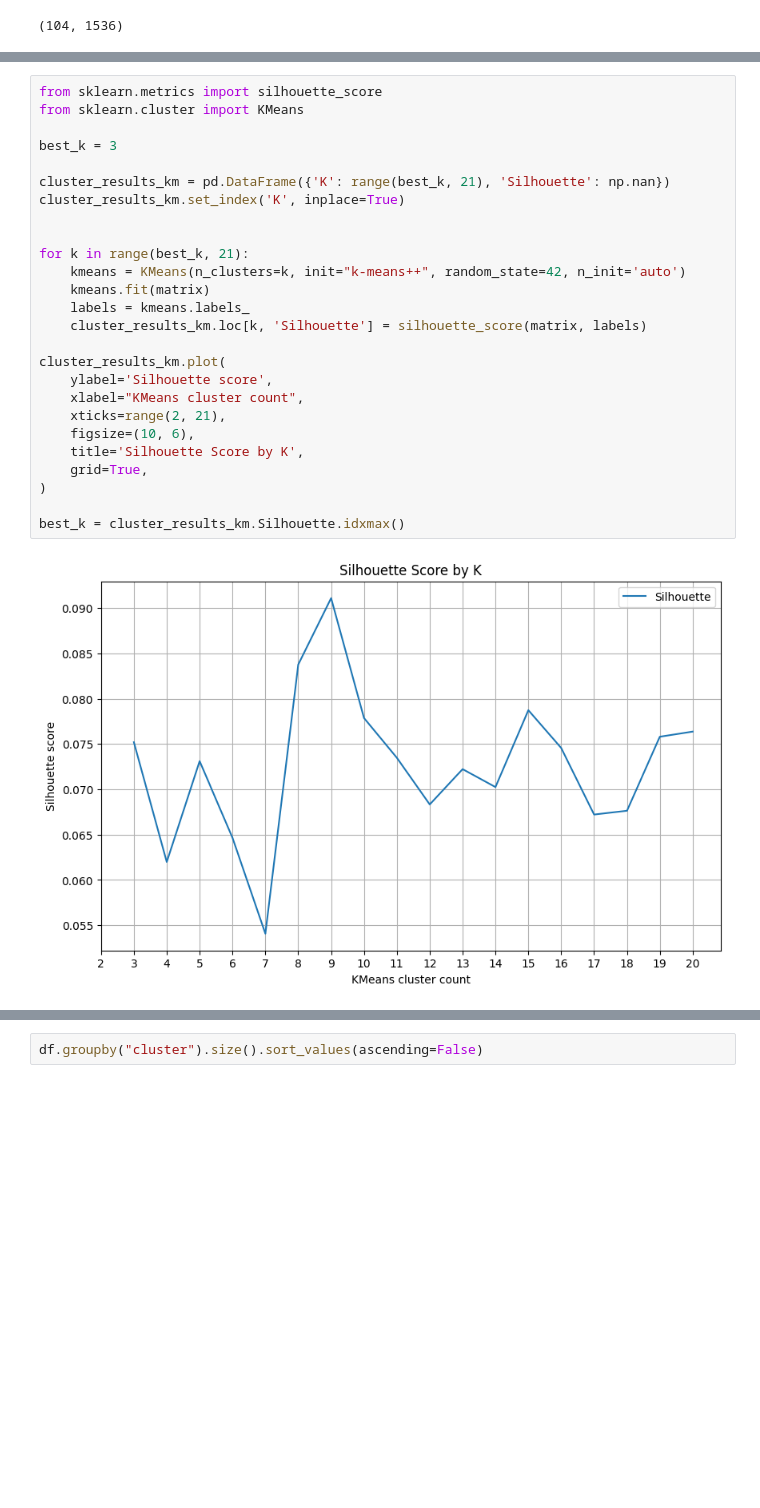
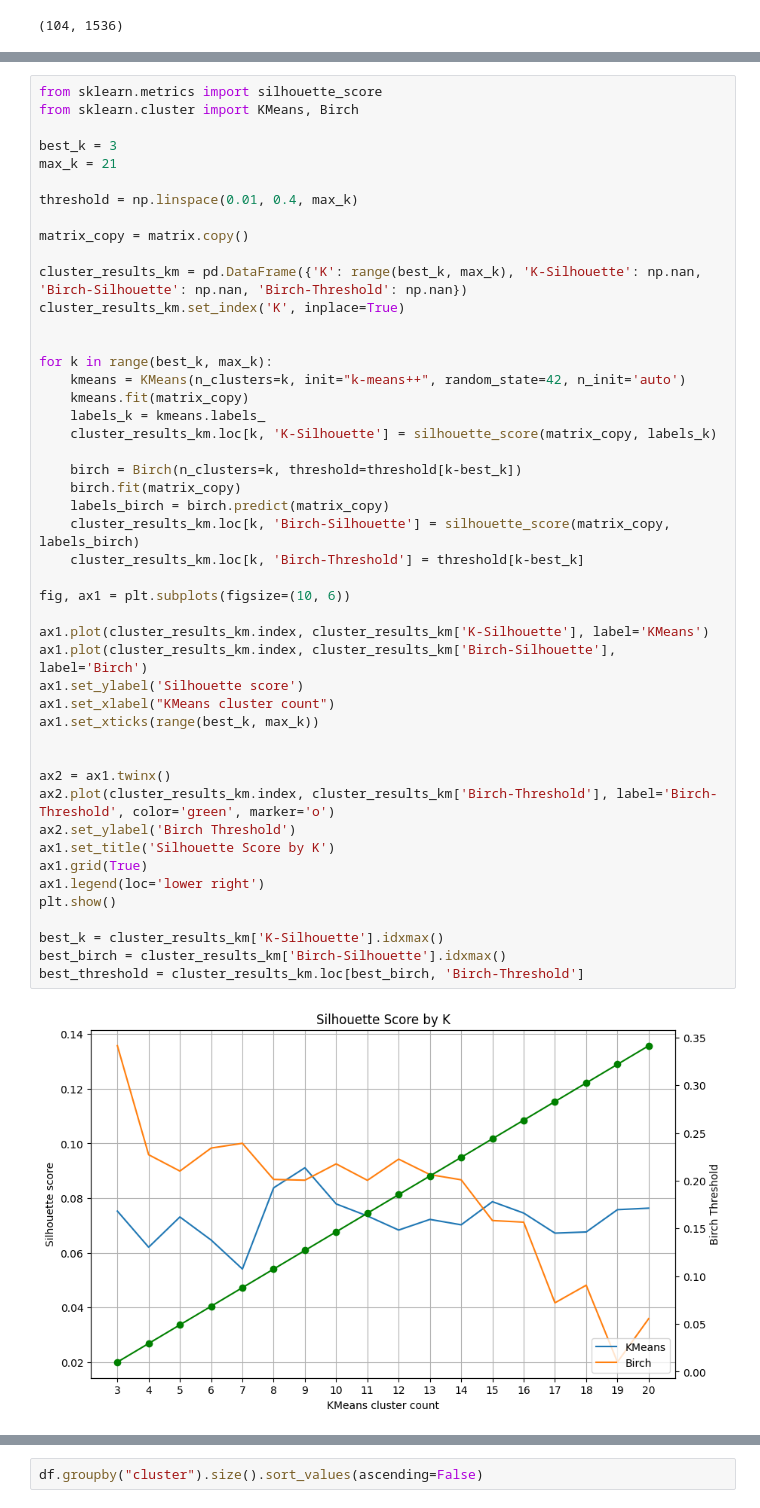
Before and after one commit to odu-emse/mms, a Jupyter notebook: gpt.ipynb, the cells around one changed output, grey strips where cells are left out. Cells and saved outputs as stored; diff of their text form; blank space fills up the shorter version.

```diff
--- a/gpt.ipynb
+++ b/gpt.ipynb
@@ -292,28 +335,49 @@ matrix.shape
 # %%
 from sklearn.metrics import silhouette_score
-from sklearn.cluster import KMeans
+from sklearn.cluster import KMeans, Birch
 
 best_k = 3
+max_k = 21
 
-cluster_results_km = pd.DataFrame({'K': range(best_k, 21), 'Silhouette': np.nan})
+threshold = np.linspace(0.01, 0.4, max_k)
+
+matrix_copy = matrix.copy()
+
+cluster_results_km = pd.DataFrame({'K': range(best_k, max_k), 'K-Silhouette': np.nan, 'Birch-Silhouette': np.nan, 'Birch-Threshold': np.nan})
 cluster_results_km.set_index('K', inplace=True)
 
 
-for k in range(best_k, 21):
+for k in range(best_k, max_k):
     kmeans = KMeans(n_clusters=k, init="k-means++", random_state=42, n_init='auto')
-    kmeans.fit(matrix)
-    labels = kmeans.labels_
-    cluster_results_km.loc[k, 'Silhouette'] = silhouette_score(matrix, labels)
+    kmeans.fit(matrix_copy)
+    labels_k = kmeans.labels_
+    cluster_results_km.loc[k, 'K-Silhouette'] = silhouette_score(matrix_copy, labels_k)
 
-cluster_results_km.plot(
-    ylabel='Silhouette score',
-    xlabel="KMeans cluster count",
-    xticks=range(2, 21),
-    figsize=(10, 6),
-    title='Silhouette Score by K',
-    grid=True,
-)
+    birch = Birch(n_clusters=k, threshold=threshold[k-best_k])
+    birch.fit(matrix_copy)
+    labels_birch = birch.predict(matrix_copy)
+    cluster_results_km.loc[k, 'Birch-Silhouette'] = silhouette_score(matrix_copy, labels_birch)
+    cluster_results_km.loc[k, 'Birch-Threshold'] = threshold[k-best_k]
 
-best_k = cluster_results_km.Silhouette.idxmax()
+fig, ax1 = plt.subplots(figsize=(10, 6))
+
+ax1.plot(cluster_results_km.index, cluster_results_km['K-Silhouette'], label='KMeans')
+ax1.plot(cluster_results_km.index, cluster_results_km['Birch-Silhouette'], label='Birch')
+ax1.set_ylabel('Silhouette score')
+ax1.set_xlabel("KMeans cluster count")
+ax1.set_xticks(range(best_k, max_k))
+
+
+ax2 = ax1.twinx()
+ax2.plot(cluster_results_km.index, cluster_results_km['Birch-Threshold'], label='Birch-Threshold', color='green', marker='o')
+ax2.set_ylabel('Birch Threshold')
+ax1.set_title('Silhouette Score by K')
+ax1.grid(True)
+ax1.legend(loc='lower right')
+plt.show()
+
+best_k = cluster_results_km['K-Silhouette'].idxmax()
+best_birch = cluster_results_km['Birch-Silhouette'].idxmax()
+best_threshold = cluster_results_km.loc[best_birch, 'Birch-Threshold']
 # %% [output]
-[figure, old version]
+[figure, new version]
```
Also changed, not shown: parts of 27 cells of this notebook, 1 other file.
